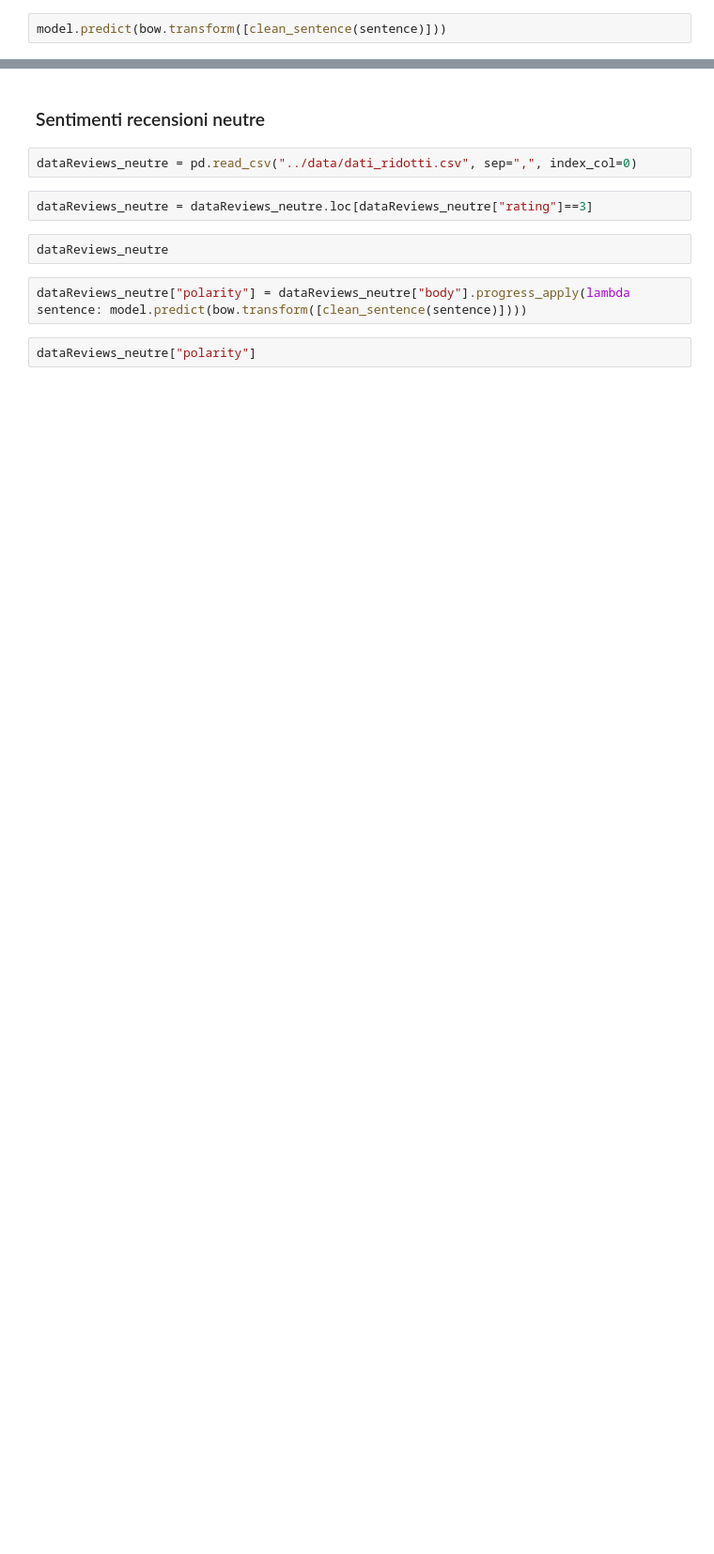
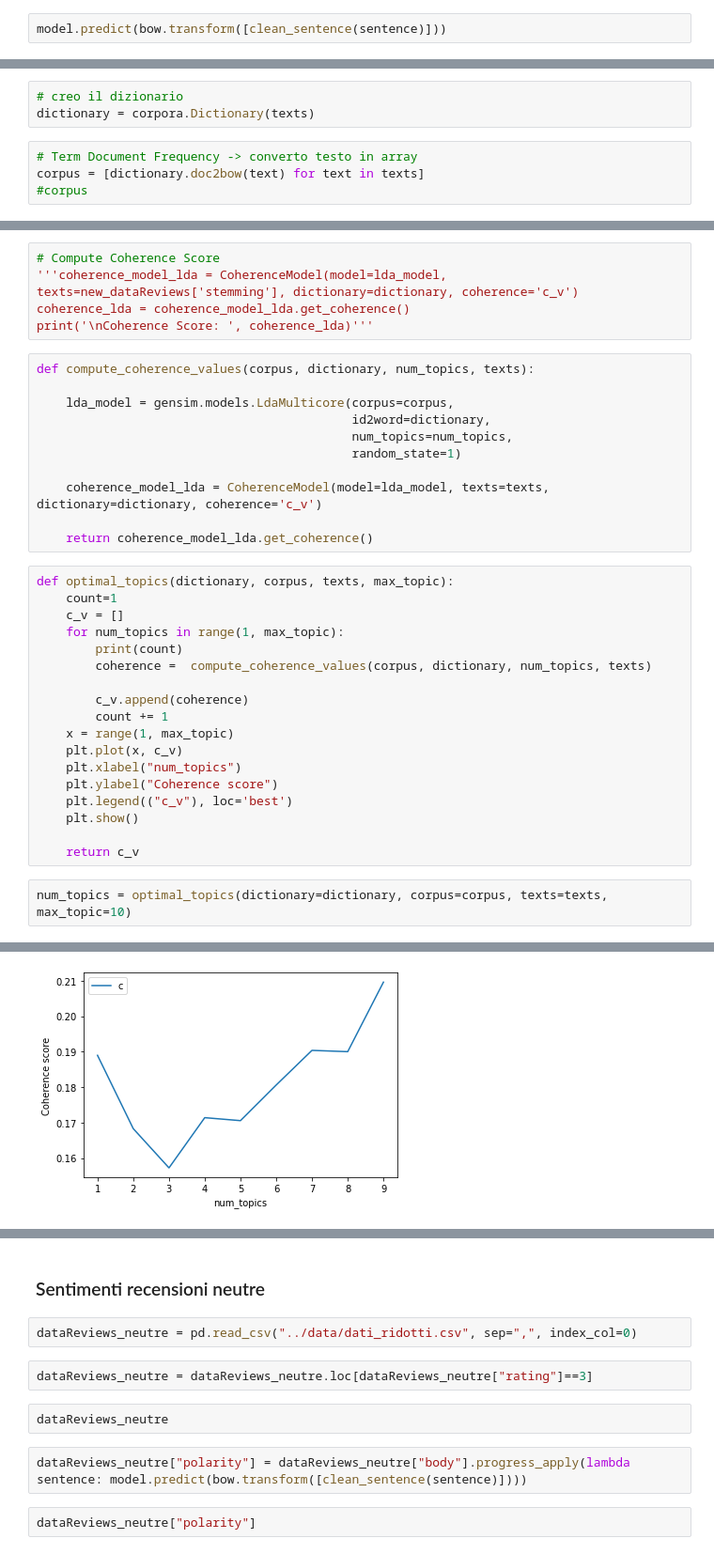
Before and after one commit to rpo19/DataAnalyticsProject, a Jupyter notebook: src/ML.ipynb, the cells around one changed output, grey strips where cells are left out. Shown at 94% size. Saved outputs shown, nothing was run; the diff lists cells and outputs as text; blank space fills up the shorter version.

```diff
--- a/src/ML.ipynb
+++ b/src/ML.ipynb
@@ -306,0 +428,7 @@ model.predict(bow.transform([clean_sentence(sentence)]))
+# %%
+# creo il dizionario
+dictionary = corpora.Dictionary(texts)
+# %%
+# Term Document Frequency -> converto testo in array
+corpus = [dictionary.doc2bow(text) for text in texts]
+#corpus
@@ -306,0 +450,37 @@ model.predict(bow.transform([clean_sentence(sentence)]))
+# %%
+# Compute Coherence Score
+'''coherence_model_lda = CoherenceModel(model=lda_model, texts=new_dataReviews['stemming'], dictionary=dictionary, coherence='c_v')
+coherence_lda = coherence_model_lda.get_coherence()
+print('\nCoherence Score: ', coherence_lda)'''
+# %%
+def compute_coherence_values(corpus, dictionary, num_topics, texts):
+
+    lda_model = gensim.models.LdaMulticore(corpus=corpus,
+                                           id2word=dictionary,
+                                           num_topics=num_topics,
+                                           random_state=1)
+
+    coherence_model_lda = CoherenceModel(model=lda_model, texts=texts, dictionary=dictionary, coherence='c_v')
+
+    return coherence_model_lda.get_coherence()
+# %%
+def optimal_topics(dictionary, corpus, texts, max_topic):
+    count=1
+    c_v = []
+    for num_topics in range(1, max_topic):
+        print(count)
+        coherence =  compute_coherence_values(corpus, dictionary, num_topics, texts)
+
+        c_v.append(coherence)
+        count += 1
+    x = range(1, max_topic)
+    plt.plot(x, c_v)
+    plt.xlabel("num_topics")
+    plt.ylabel("Coherence score")
+    plt.legend(("c_v"), loc='best')
+    plt.show()
+
+    return c_v
+# %%
+num_topics = optimal_topics(dictionary=dictionary, corpus=corpus, texts=texts, max_topic=10)
+# %% [output]
@@ -306,0 +496 @@ model.predict(bow.transform([clean_sentence(sentence)]))
+[figure, added]
```
Also changed, not shown: parts of 46 cells of this notebook, 1 other file.
